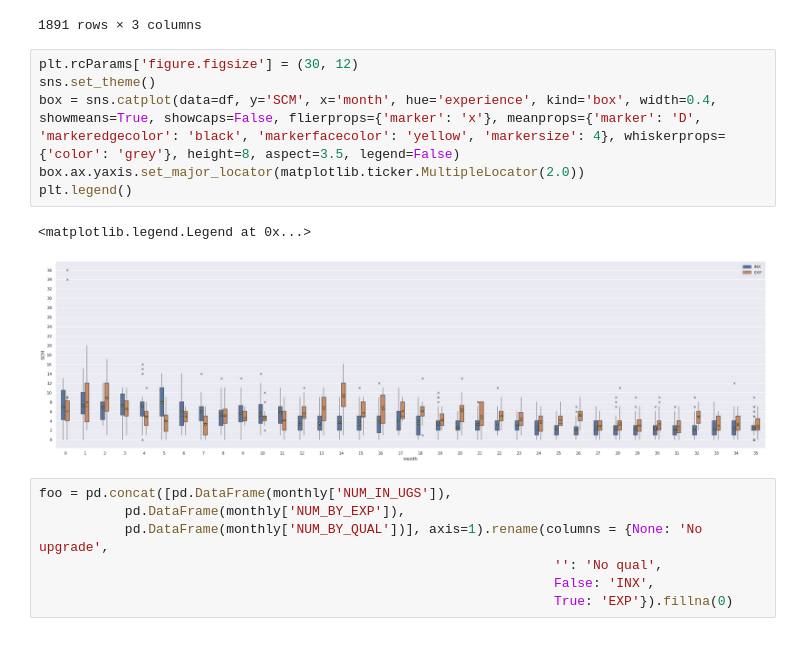
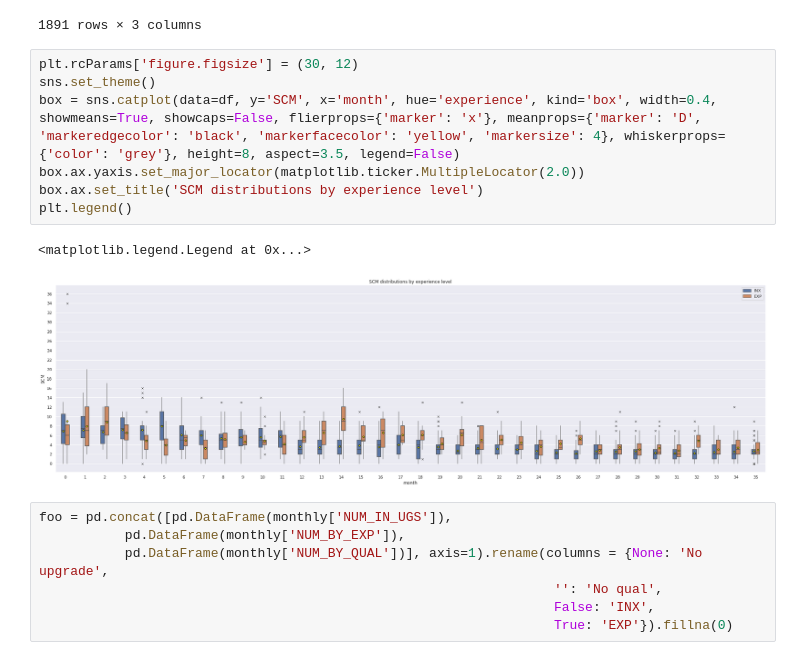
Before and after one commit to ialara/actf, a Jupyter notebook: absorption_e2e_prototype.ipynb, the cells around one changed output. Drawn from its saved outputs; the diff is of its cells as text.

Commit message:
minor graph cosmetics

```diff
--- a/absorption_e2e_prototype.ipynb
+++ b/absorption_e2e_prototype.ipynb
@@ -556,12 +556,13 @@ df
 # %%
 plt.rcParams['figure.figsize'] = (30, 12)
 sns.set_theme()
 box = sns.catplot(data=df, y='SCM', x='month', hue='experience', kind='box', width=0.4, showmeans=True, showcaps=False, flierprops={'marker': 'x'}, meanprops={'marker': 'D', 'markeredgecolor': 'black', 'markerfacecolor': 'yellow', 'markersize': 4}, whiskerprops={'color': 'grey'}, height=8, aspect=3.5, legend=False)
 box.ax.yaxis.set_major_locator(matplotlib.ticker.MultipleLocator(2.0))
+box.ax.set_title('SCM distributions by experience level')
 plt.legend()
 # %% [output]
 <matplotlib.legend.Legend at 0x...>
-[figure, old version]
+[figure, new version]
 # %%
 foo = pd.concat([pd.DataFrame(monthly['NUM_IN_UGS']),
            pd.DataFrame(monthly['NUM_BY_EXP']),
```
